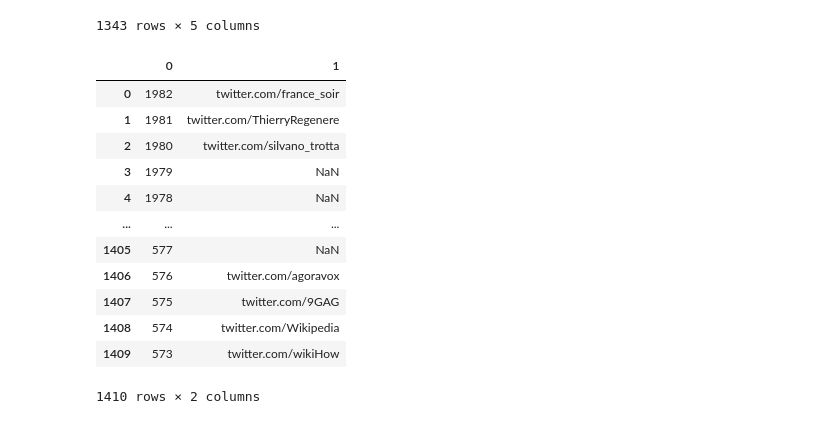
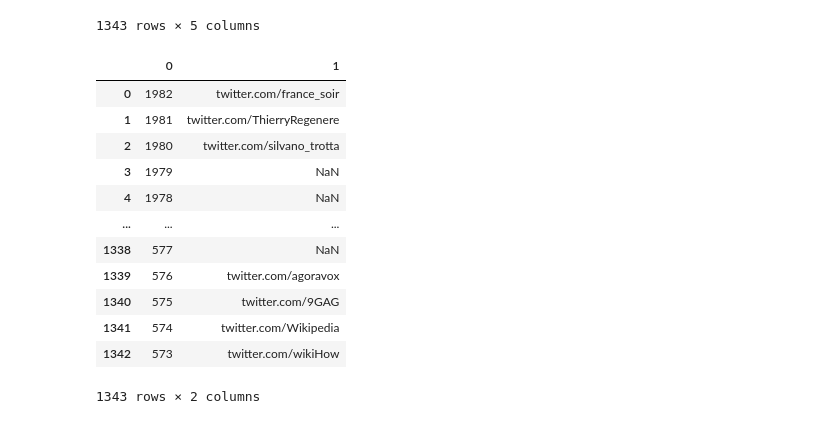
Before and after one commit to anjunjin/PFE-ING3-IA, a Jupyter notebook: GetCsvFromJsonOnline.ipynb, the cells around one changed output. Cells and saved outputs as stored; diff of their text form; code cells hidden in the pictures.

```diff
--- a/GetCsvFromJsonOnline.ipynb
+++ b/GetCsvFromJsonOnline.ipynb
@@ -77,39 +95,61 @@ for i in data["urls"].keys():
   if not(re.search('twitter', i)):
     dt.append(compteur)
   compteur = compteur+1
 
 df = pd.DataFrame([data["urls"][i], i] for i in data["urls"].keys()) #On met tous les liens dans df
 df = df.sort_index() #On trie car le JSON n'est pas trié
 df = df.drop(index=dt) #On retire les lignes ne contenant pas de lien twitter, on utilise dt pour ça
 df = df.reset_index() #On retrouve un idexage normal
 df = df.drop(columns="index") #On retire la colonne qui s'est rajoutée à cause du reset_index()
 
+#Liste de tous les identifiants qui n'ont pas de lien twitter
 j = len(df.index)
 dd = [] #Pour rajouter des lignes NaN aux domaines sans lien twitter
 
 for i in range(j-1): #On créé un tableau avec tous les domaines sans lien twitter, tableau de forme [identifiant, "NaN"]
   for k in range(1, df[0][i] - df[0][i+1]): #Parfois plusieurs domaines à la suite n'ont pas de lien twitter, il faut rajouter une ligne pour chacun d'entre eux
     dd.append([df[0][i]-k, "NaN"]) # Cas où pour un identifiant particulié aucun lien twitter n'a été trouvé dans le fichier JSON
 
+#Liste des tous les identifiants qui n'existent pas
+dt = [] #Pour déterminer toutes les lignes dans le JSON font partis de "sites" mais qui n'ont pas de lien twitter
+compteur = 0
+j = 1982
+for i in data["sites"].keys():
+  for k in range(int(i)+1, j):
+    dt.append([k, "NaN"])
+  j = int(i)
+
+for i in dt:
+  dd.remove(i)
+
 df = df.append(pd.DataFrame(dd)) #On rajoute les nouvelles lignes
 df = df.sort_values([0], ascending=False)
 df = df.reset_index()
 df = df.drop(columns="index")
+
+# dt = [] #Pour déterminer toutes les lignes dans le JSON qui n'ont pas d'identifiant, comme 1944
+# compteur = 0
+# j = 1982
+# for i in data["sites"].keys():
+#   for k in range(int(i)+1, j):
+#     dt.append([k, "NaN"])
+#   j = int(i)
+
 df
 # %% [output]
 |  | 0 | 1 |
 | 0 | 1982 | twitter.com/france_soir |
 | 1 | 1981 | twitter.com/ThierryRegenere |
 | 2 | 1980 | twitter.com/silvano_trotta |
 | 3 | 1979 | NaN |
 | 4 | 1978 | NaN |
 | ... | ... | ... |
-| 1405 | 577 | NaN |
-| 1406 | 576 | twitter.com/agoravox |
-| 1407 | 575 | twitter.com/9GAG |
-| 1408 | 574 | twitter.com/Wikipedia |
-| 1409 | 573 | twitter.com/wikiHow |
+| 1338 | 577 | NaN |
+| 1339 | 576 | twitter.com/agoravox |
+| 1340 | 575 | twitter.com/9GAG |
+| 1341 | 574 | twitter.com/Wikipedia |
+| 1342 | 573 | twitter.com/wikiHow |
-1410 rows × 2 columns
+1343 rows × 2 columns
 # %%
 # 1 : site parodique
 # 2 : non fiable
```
Also changed, not shown: parts of 2 cells of this notebook.
